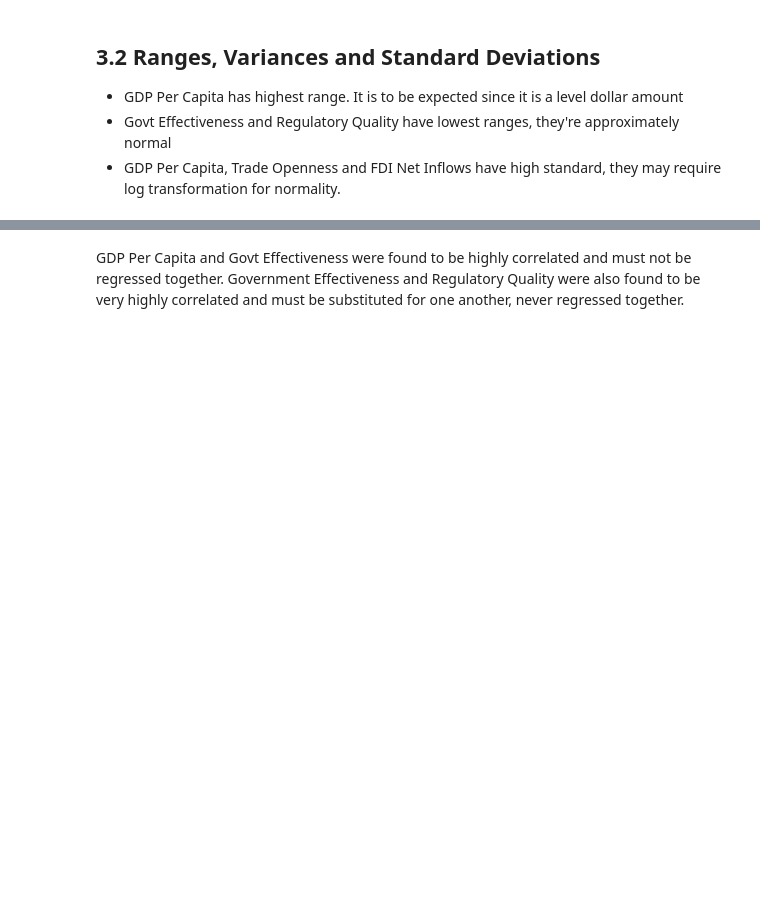
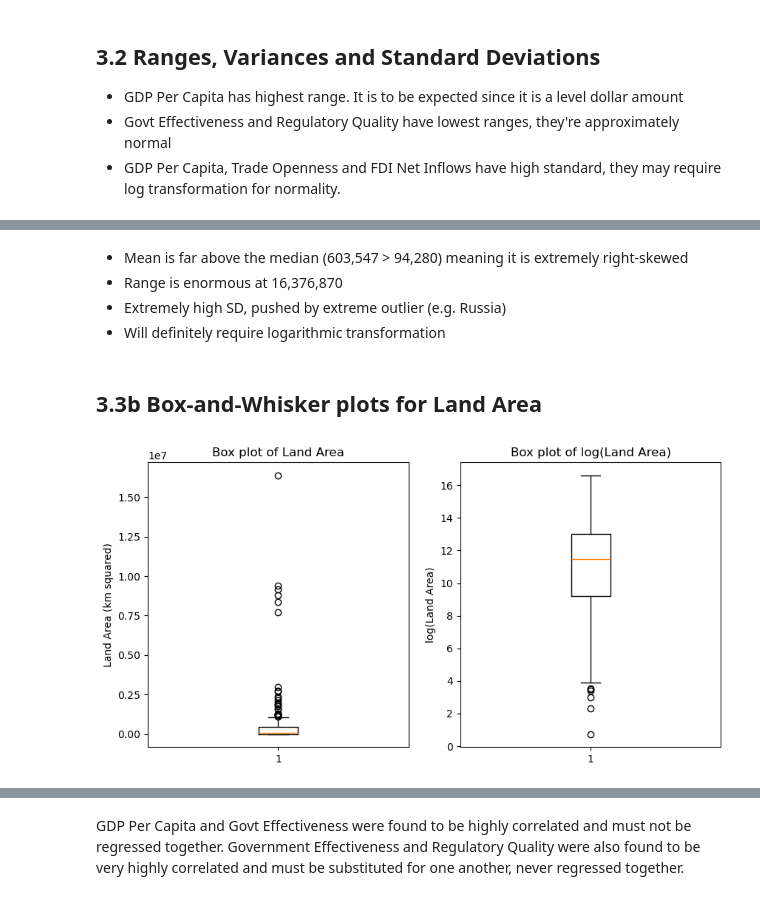
Before and after one commit to adrymmm/WorldBankPanel, a Jupyter notebook: data_exploration.ipynb, the cells around one changed output, grey strips where cells are left out. Saved outputs shown, nothing was run; the diff lists cells and outputs as text; code cells hidden in the pictures; blank space fills up the shorter version.

```diff
--- a/data_exploration.ipynb
+++ b/data_exploration.ipynb
@@ -565,0 +609,15 @@ dtype: float64
+# %%
+# Dropping all duplicate country rows [collapsing panel to cross-section] and only keeping land area column
+wb_land = wb_raw.copy()
+wb_land = wb_land.drop_duplicates(subset='iso3')
+wb_land = wb_land[['iso3', 'Land_Area']]
+
+# Range
+range_land = wb_land.max(numeric_only=True) - wb_land.min(numeric_only=True)
+print("--------Range--------")
+print(f"{range_land}\n")
+
+# Descriptive statistics
+wb_land.describe()
+
+#
@@ -565,0 +637,26 @@ dtype: float64
+# %% [markdown]
++ Mean is far above the median (603,547 > 94,280) meaning it is extremely right-skewed
++ Range is enormous at 16,376,870
++ Extremely high SD, pushed by extreme outlier (e.g. Russia)
++ Will definitely require logarithmic transformation
+# %% [markdown]
+## 3.3b Box-and-Whisker plots for Land Area
+# %%
+# Defining plot size
+plt.figure(figsize=(10,5))
+
+# Size of subplot matrix
+plt.subplot(1,2,1) # 1 row, 2 columns, index 1
+plt.boxplot(wb_land['Land_Area'])
+plt.title('Box plot of Land Area')
+plt.ylabel('Land Area (km squared)')
+
+# Size of subplot matrix
+plt.subplot(1,2,2) # 1 row, 2 columns, index 2
+plt.boxplot(np.log(wb_land['Land_Area'])) # Taking logarithm
+plt.title('Box plot of log(Land Area)')
+plt.ylabel('log(Land Area)')
+
+plt.show()
+# %% [output]
+[figure, added]
```
Also changed, not shown: parts of 36 cells of this notebook, 2 other files.
